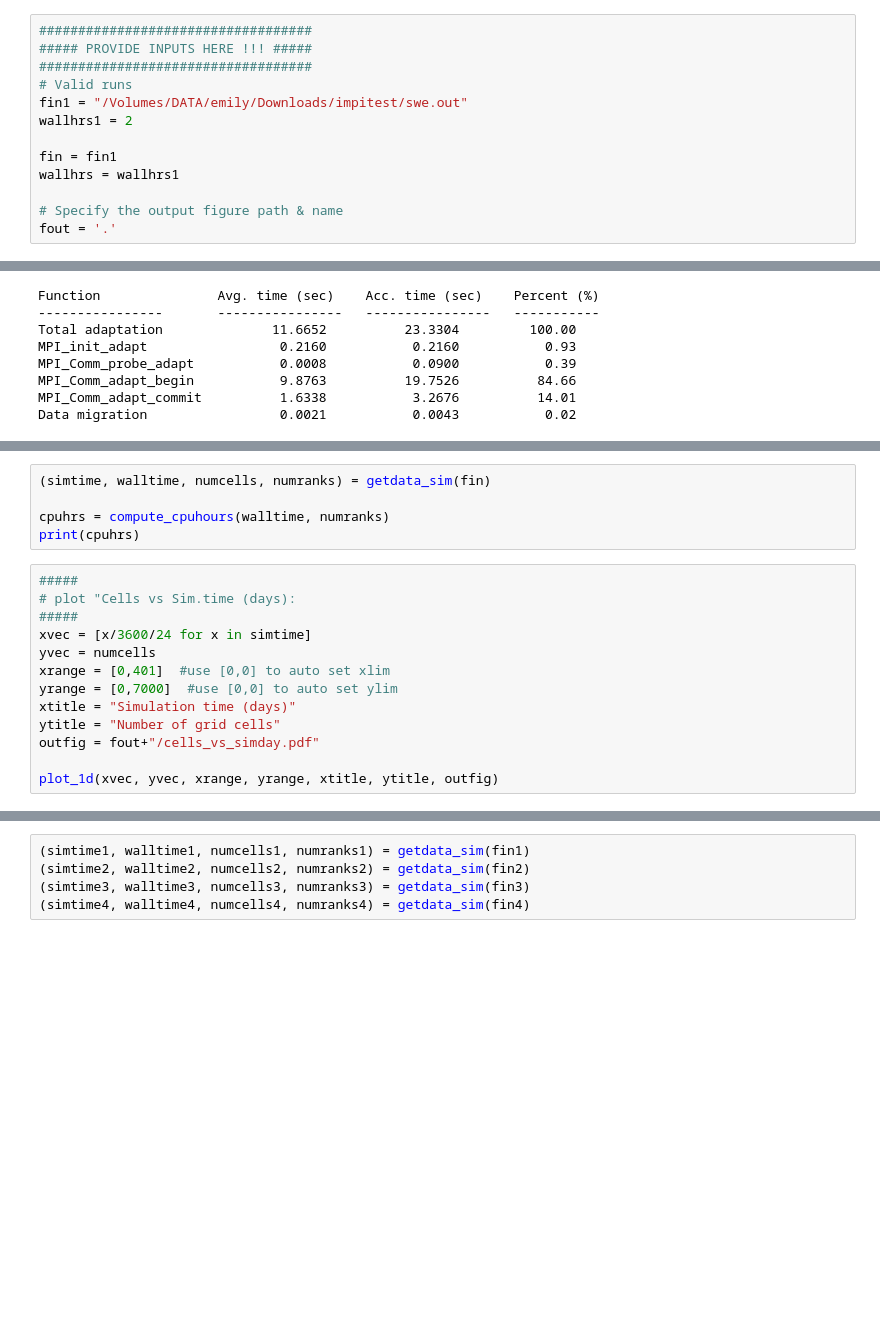
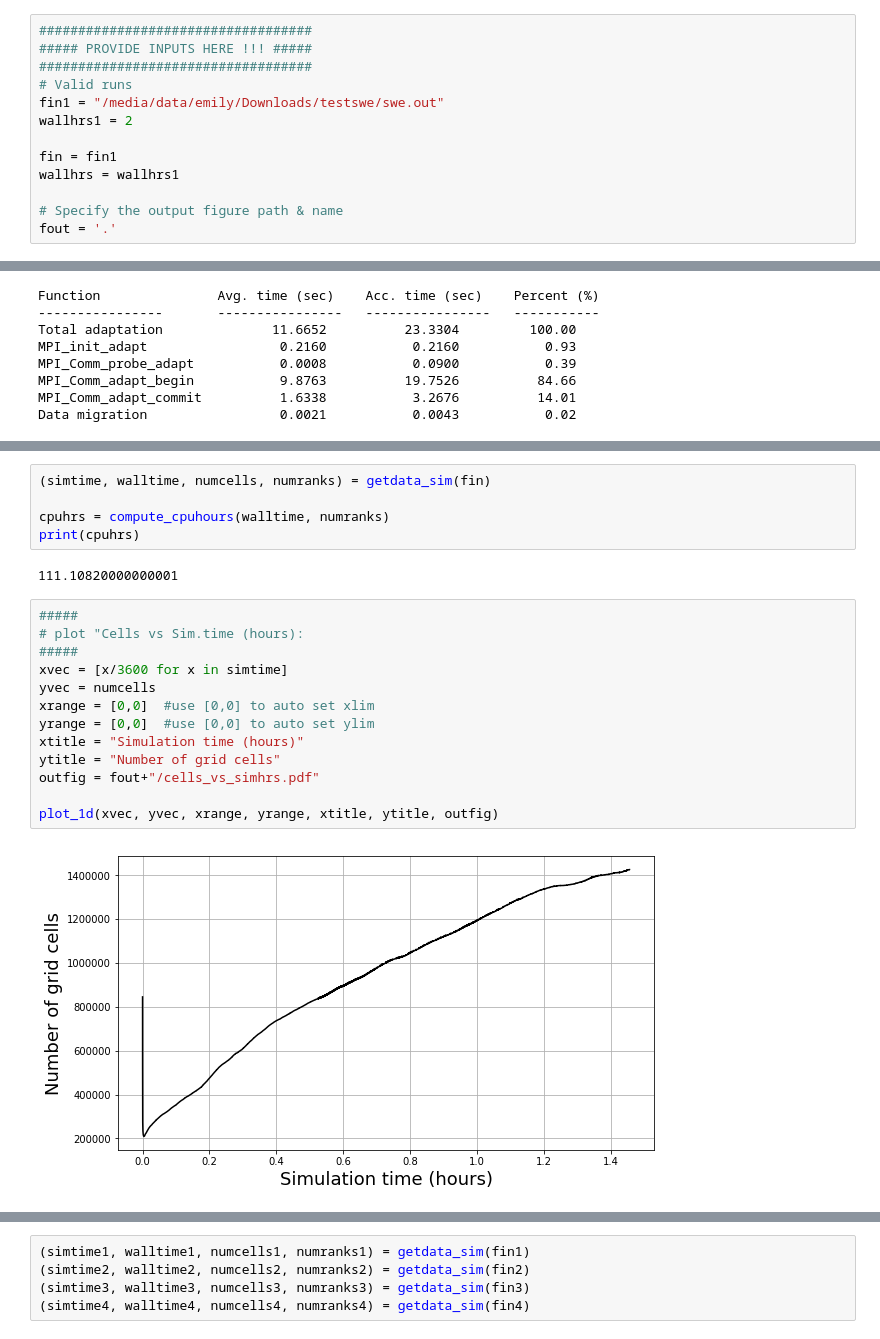
Before and after one commit to hellenbr/iSamoa, a Jupyter notebook: post/plot_swe/swe_plot.ipynb, the cells around one changed output, grey strips where cells are left out. Saved outputs shown, nothing was run; the diff lists cells and outputs as text; blank space fills up the shorter version.

Commit message:
swe plot script fixed

```diff
--- a/post/plot_swe/swe_plot.ipynb
+++ b/post/plot_swe/swe_plot.ipynb
@@ -37,7 +37,7 @@ from swe_processing import plot_1d_2scales
 ##### PROVIDE INPUTS HERE !!! #####
 ###################################
 # Valid runs
-fin1 = "/Volumes/DATA/emily/Downloads/impitest/swe.out"
+fin1 = "/media/data/emily/Downloads/testswe/swe.out"
 wallhrs1 = 2
 
 fin = fin1
@@ -88,18 +73,22 @@ generate_component_table(fin)
 
 cpuhrs = compute_cpuhours(walltime, numranks)
 print(cpuhrs)
+# %% [output]
+111.10820000000001
 # %%
 #####
-# plot "Cells vs Sim.time (days):
+# plot "Cells vs Sim.time (hours):
 #####
-xvec = [x/3600/24 for x in simtime]
+xvec = [x/3600 for x in simtime]
 yvec = numcells
-xrange = [0,401]  #use [0,0] to auto set xlim
-yrange = [0,7000]  #use [0,0] to auto set ylim
-xtitle = "Simulation time (days)"
+xrange = [0,0]  #use [0,0] to auto set xlim
+yrange = [0,0]  #use [0,0] to auto set ylim
+xtitle = "Simulation time (hours)"
 ytitle = "Number of grid cells"
-outfig = fout+"/cells_vs_simday.pdf"
+outfig = fout+"/cells_vs_simhrs.pdf"
 
 plot_1d(xvec, yvec, xrange, yrange, xtitle, ytitle, outfig)
+# %% [output]
+[figure, added]
 # %%
 #####
```
Also changed, not shown: parts of 9 cells of this notebook, 1 other file.
